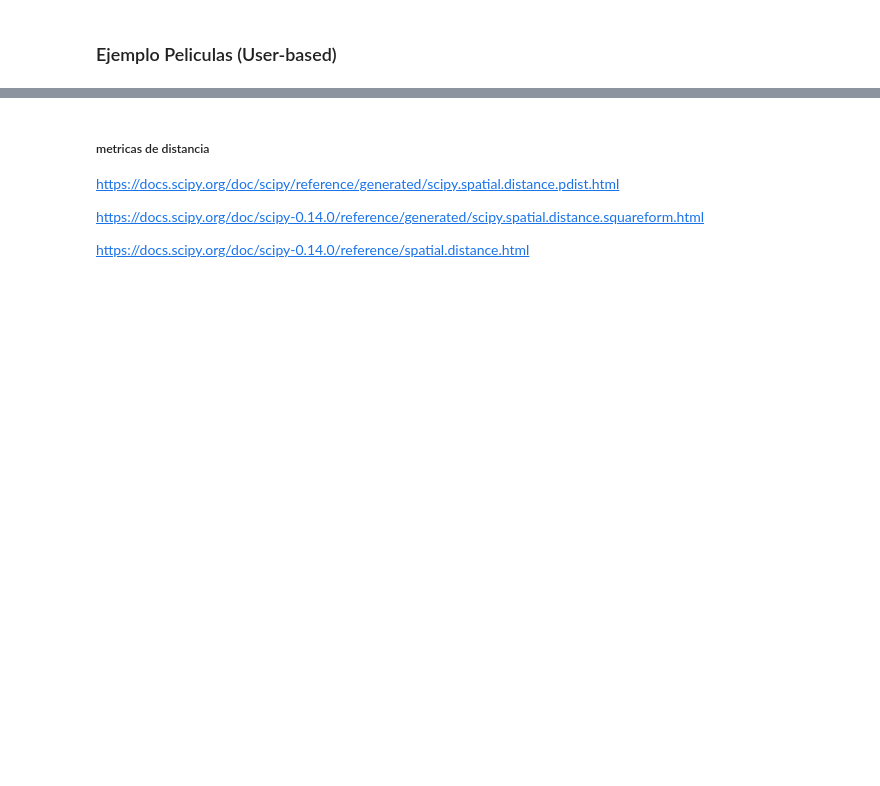
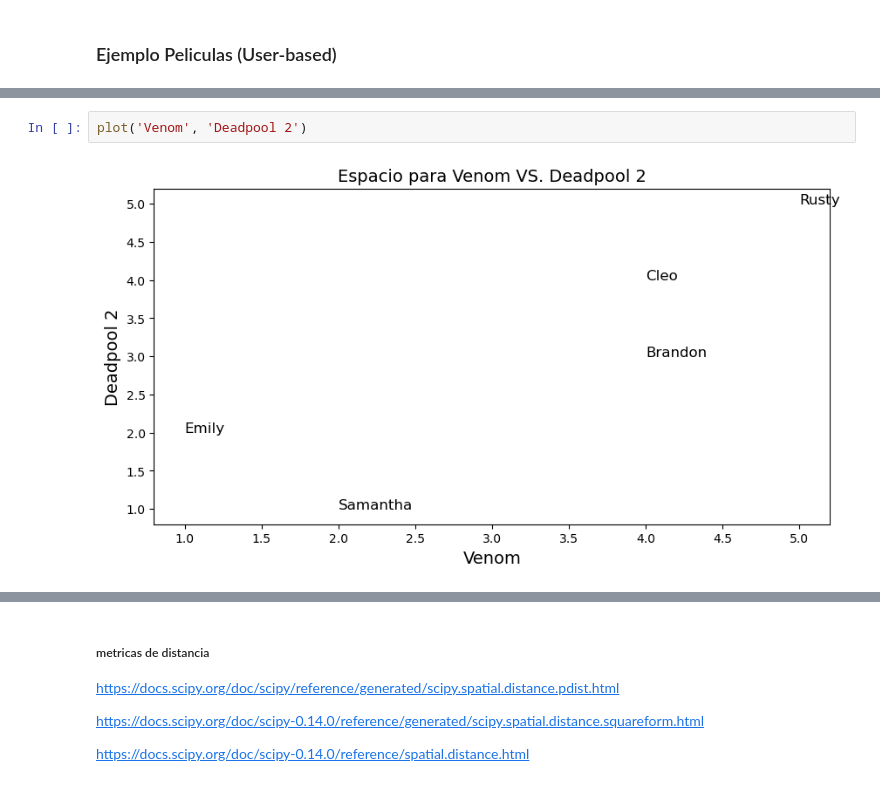
Before and after one commit to Ironhack-Data-Madrid-Abril-2023/apuntes_clase, a Jupyter notebook: semana_8/1.2 - Sistemas de recomendacion.ipynb, the cells around one changed output, grey strips where cells are left out. Drawn from its saved outputs; the diff is of its cells as text; blank space fills up the shorter version.

```diff
--- a/semana_8/1.2 - Sistemas de recomendacion.ipynb
+++ b/semana_8/1.2 - Sistemas de recomendacion.ipynb
@@ -22,0 +68,4 @@ Buscan la similitud entre elementos, utilizan distribuciones de calificación po
+# %%
+plot('Venom', 'Deadpool 2')
+# %% [output]
+[figure, added]
```
Also changed, not shown: parts of 20 cells of this notebook.
